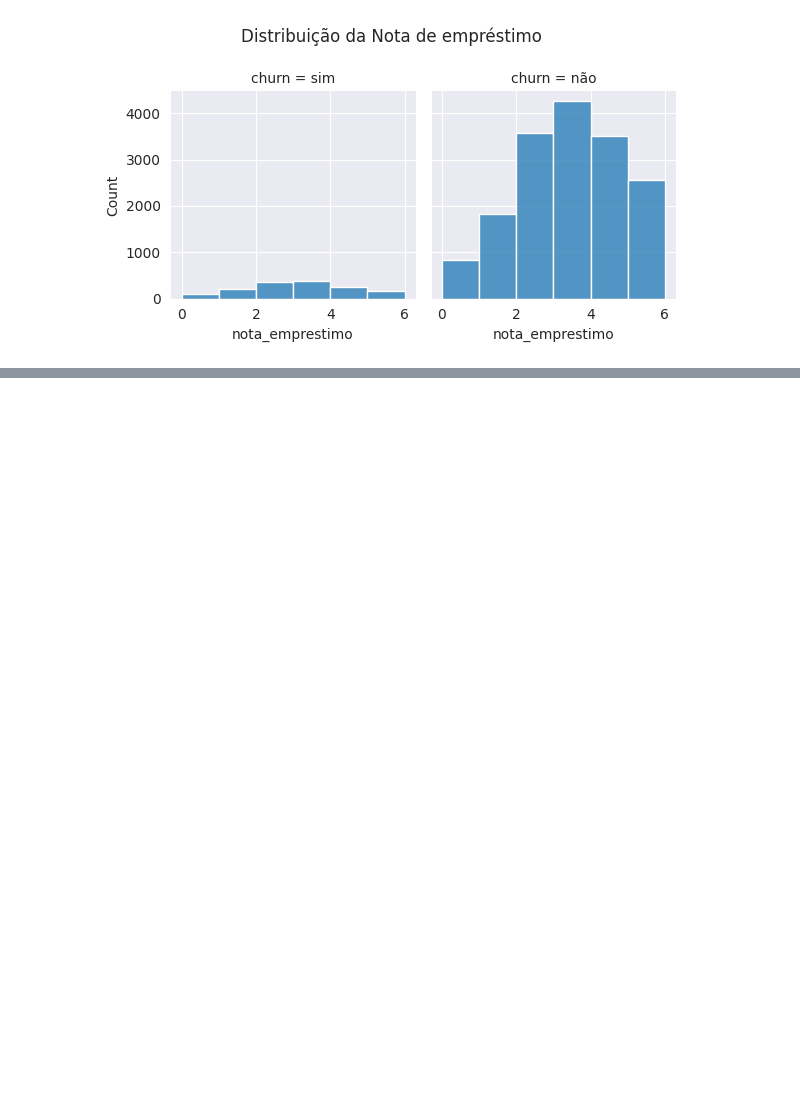
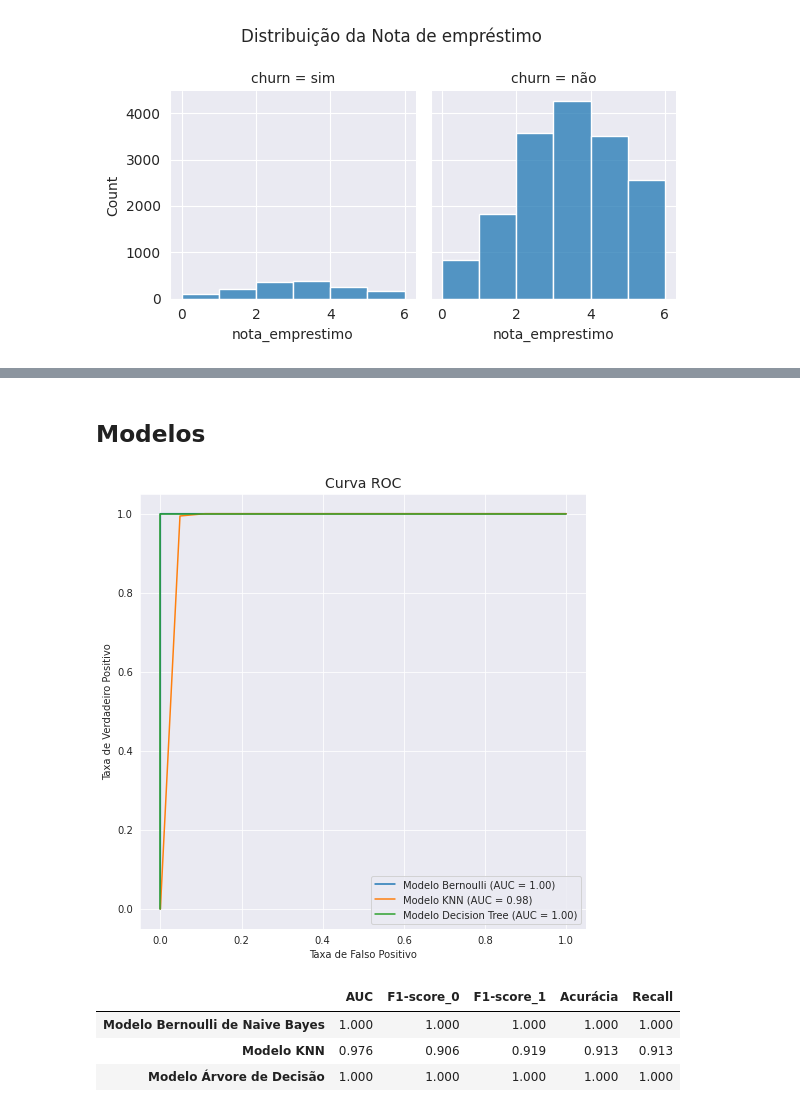
Before and after one commit to FranciscoFoz/machine-learning-training, a Jupyter notebook: churn_biblioteca.ipynb, the cells around one changed output, grey strips where cells are left out. Saved outputs shown, nothing was run; the diff lists cells and outputs as text; code cells hidden in the pictures; blank space fills up the shorter version.

```diff
--- a/churn_biblioteca.ipynb
+++ b/churn_biblioteca.ipynb
@@ -118,0 +201,25 @@ Text(0.5, 1.1, 'Distribuição da Nota de empréstimo')
+# %%
+X_treino, X_teste, y_treino, y_teste = train_test_split(X,y,test_size=0.2,random_state=6468)
+# %% [markdown]
+## Modelos
+# %%
+knn = KNeighborsClassifier(metric='euclidean')
+knn.fit(X_treino,y_treino)
+predito_knn = knn.predict(X_teste)
+y_pred_knn = knn.predict_proba(X_teste)[:,1]
+fpr_knn, tpr_knn, _ = roc_curve(y_teste, y_pred_knn)
+roc_auc_knn = auc(fpr_knn, tpr_knn)
+# %%
+bnb = BernoulliNB(binarize=np.median(X_treino))
+bnb.fit(X_treino,y_treino)
+predito_bnb = bnb.predict(X_teste)
+y_pred_bnb = bnb.predict_proba(X_teste)[:,1]
+fpr_bnb, tpr_bnb, _ = roc_curve(y_teste, y_pred_bnb)
+roc_auc_bnb = auc(fpr_bnb, tpr_bnb)
+# %%
+dtc = DecisionTreeClassifier(criterion='entropy', random_state=351)
+dtc.fit(X_treino,y_treino)
+predito_arvore_decisao = dtc.predict(X_teste)
+y_pred_dtc = dtc.predict_proba(X_teste)[:,1]
+fpr_dtc, tpr_dtc, _ = roc_curve(y_teste, y_pred_dtc)
+roc_auc_dtc = auc(fpr_dtc, tpr_dtc)
@@ -118,0 +239,26 @@ Text(0.5, 1.1, 'Distribuição da Nota de empréstimo')
+# %%
+plt.figure(figsize=(8,8))
+plt.plot(fpr_bnb, tpr_bnb, label='Modelo Bernoulli (AUC = %0.2f)' % roc_auc_bnb)
+plt.plot(fpr_knn, tpr_knn, label='Modelo KNN (AUC = %0.2f)' % roc_auc_knn)
+plt.plot(fpr_dtc, tpr_dtc, label='Modelo Decision Tree (AUC = %0.2f)' % roc_auc_dtc)
+
+
+plt.xlabel('Taxa de Falso Positivo')
+plt.ylabel('Taxa de Verdadeiro Positivo')
+plt.title('Curva ROC',size=14)
+plt.legend(loc="lower right")
+
+plt.show()
+# %% [output]
+[figure, added]
+# %%
+metricas_BNB = metricas_classificao('Modelo Bernoulli de Naive Bayes',predito_bnb,roc_auc_bnb).round(3)
+metricas_knn = metricas_classificao('Modelo KNN',predito_knn,roc_auc_knn).round(3)
+metricas_dtc = metricas_classificao('Modelo Árvore de Decisão',predito_arvore_decisao,roc_auc_dtc).round(3)
+metricas_modelos = pd.concat([metricas_BNB,metricas_knn,metricas_dtc])
+metricas_modelos
+# %% [output]
+|  | AUC | F1-score_0 | F1-score_1 | Acurácia | Recall |
+| Modelo Bernoulli de Naive Bayes | 1.000 | 1.000 | 1.000 | 1.000 | 1.000 |
+| Modelo KNN | 0.976 | 0.906 | 0.919 | 0.913 | 0.913 |
+| Modelo Árvore de Decisão | 1.000 | 1.000 | 1.000 | 1.000 | 1.000 |
```
Also changed, not shown: parts of 19 cells of this notebook.
